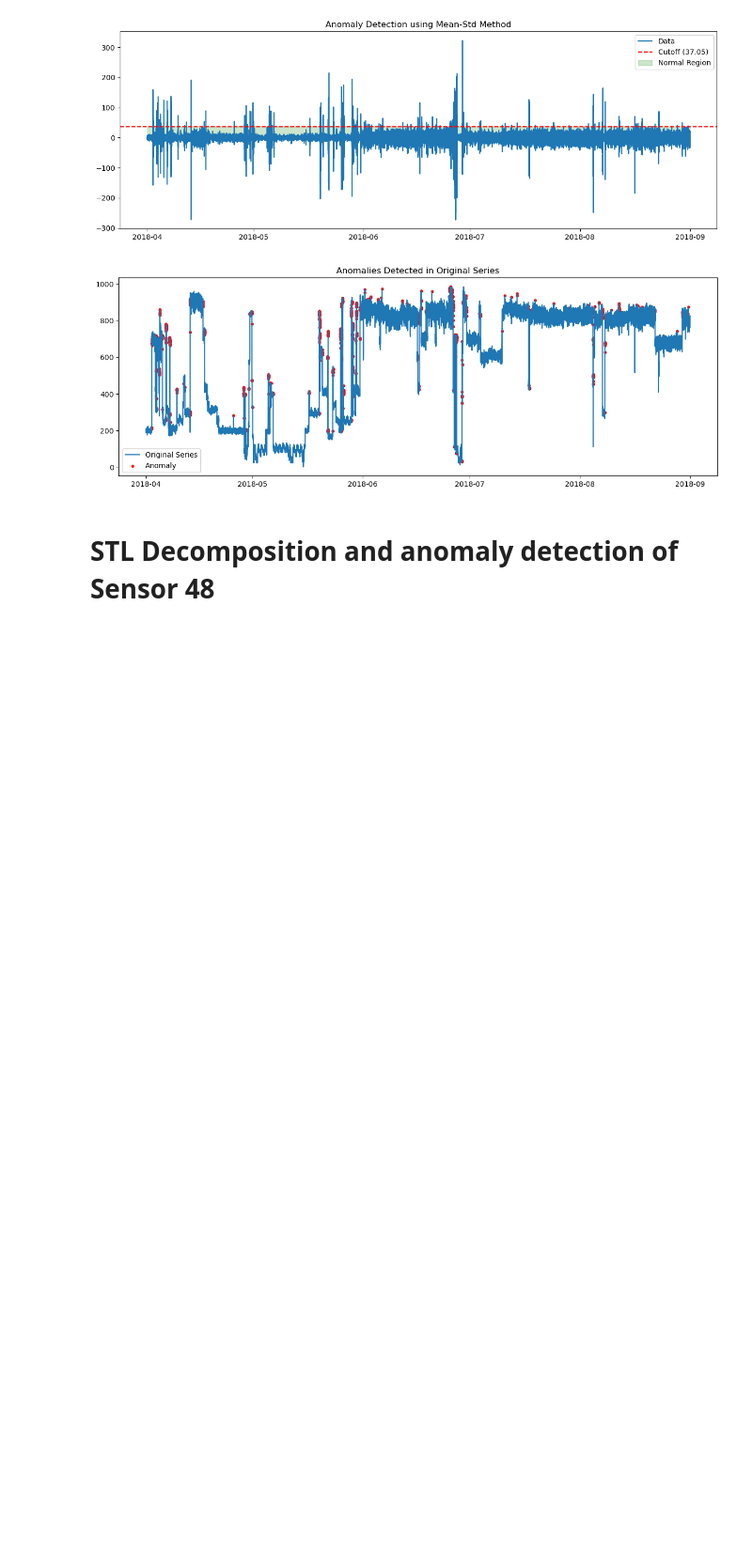
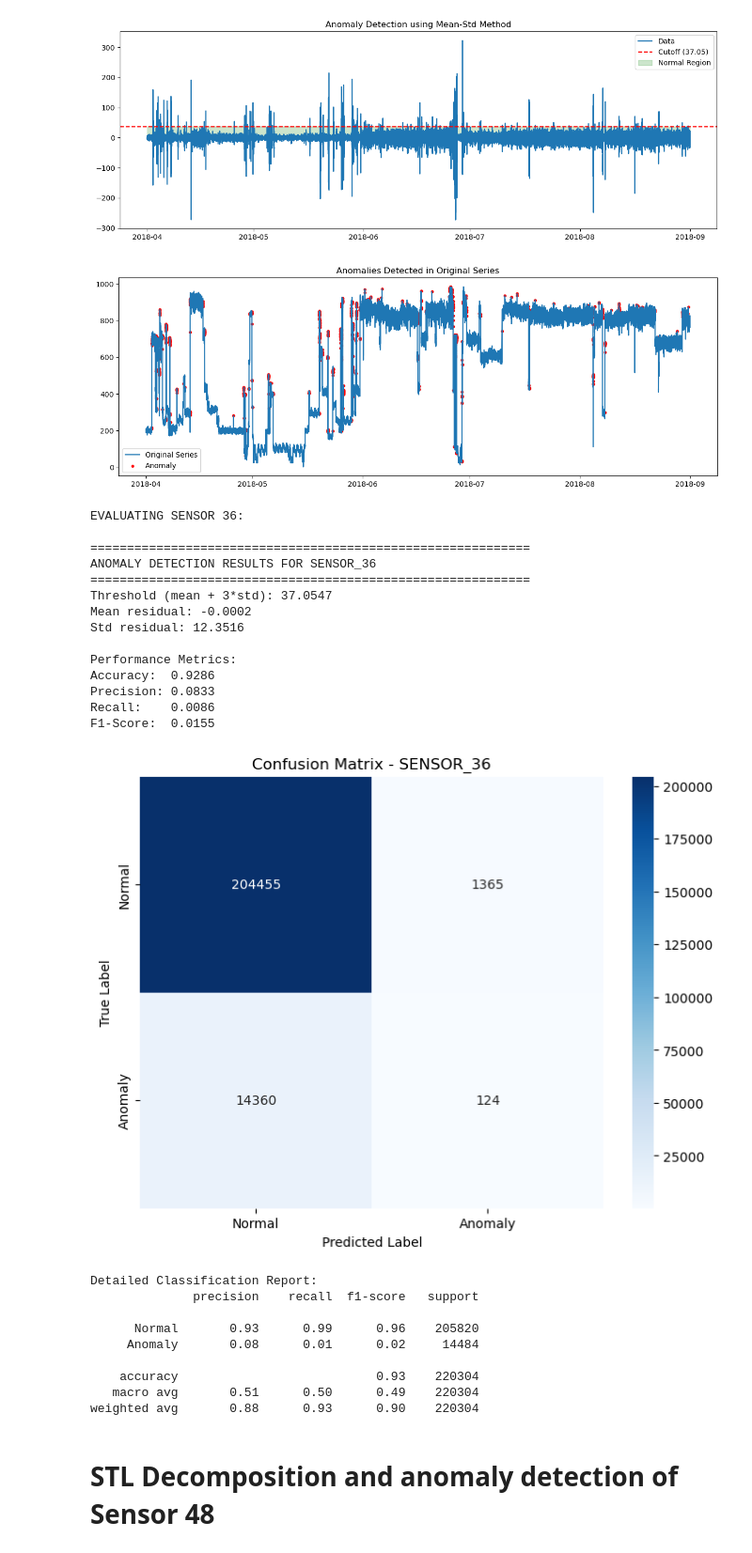
Before and after one commit to purnimaprabhav/TimeSeriesAnalysis, a Jupyter notebook: STL_decomposition_Method.ipynb, the cells around one changed output. Shown at 94% size. Cells and saved outputs as stored; diff of their text form; code cells hidden in the pictures; blank space fills up the shorter version.

```diff
--- a/STL_decomposition_Method.ipynb
+++ b/STL_decomposition_Method.ipynb
@@ -246,3 +346,31 @@ plt.title('Anomalies Detected in Original Series')
 plt.show()
 # %% [output]
 [figure]
+# %%
+print("EVALUATING SENSOR 36:")
+results_sensor_36 = evaluate_stl_anomaly_detection('sensor_36', residue_df, sensor_series, true_anomalies)
+# %% [output]
+EVALUATING SENSOR 36:
+
+============================================================
+ANOMALY DETECTION RESULTS FOR SENSOR_36
+============================================================
+Threshold (mean + 3*std): 37.0547
+Mean residual: -0.0002
+Std residual: 12.3516
+
+Performance Metrics:
+Accuracy:  0.9286
+Precision: 0.0833
+Recall:    0.0086
+F1-Score:  0.0155
+[figure, added]
+Detailed Classification Report:
+              precision    recall  f1-score   support
+
+      Normal       0.93      0.99      0.96    205820
+     Anomaly       0.08      0.01      0.02     14484
+
+    accuracy                           0.93    220304
+   macro avg       0.51      0.50      0.49    220304
+weighted avg       0.88      0.93      0.90    220304
```
Also changed, not shown: parts of 9 cells of this notebook, 1 other file.
